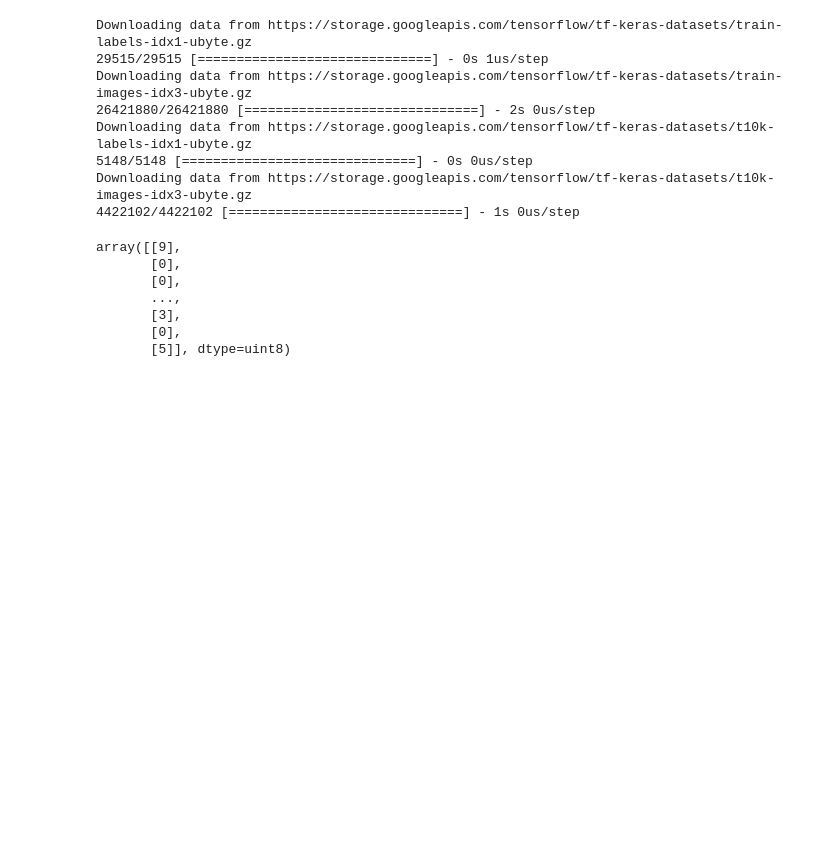
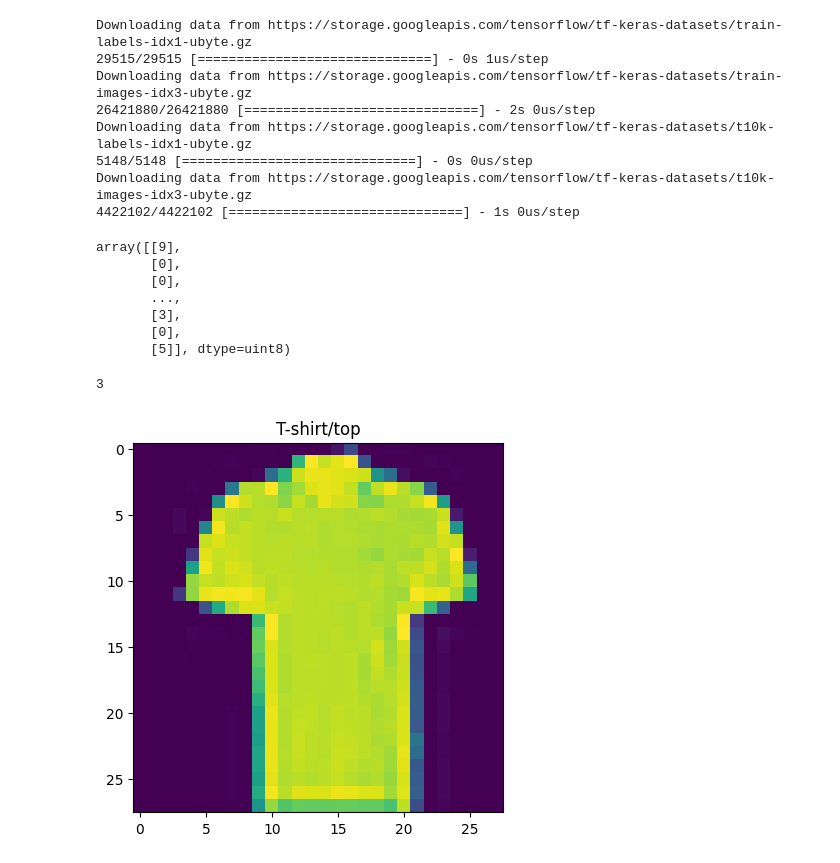
Before and after one commit to The237/DeepLearningCourses, a Jupyter notebook: 03_01_Deep_Learning_pour_la_classification.ipynb, the cells around one changed output. Drawn from its saved outputs; the diff is of its cells as text; code cells hidden in the pictures; blank space fills up the shorter version.

```diff
--- a/03_01_Deep_Learning_pour_la_classification.ipynb
+++ b/03_01_Deep_Learning_pour_la_classification.ipynb
@@ -24,3 +24,27 @@ array([[9],
        [3],
        [0],
        [5]], dtype=uint8)
+# %%
+training_images.ndim
+# %% [output]
+3
+# %%
+labels = ["T-shirt/top",
+    "Trouser",
+    "Pullover",
+    "Dress",
+    "Coat",
+    "Sandal",
+    "Shirt",
+    "Sneaker",
+    "Bag",
+    "Ankle boot"
+]
+# %%
+import matplotlib.pyplot as plt
+
+plt.imshow(training_images[47725])
+plt.title(labels[training_labels[47725]])
+plt.show()
+# %% [output]
+[figure, added]
```
Also changed, not shown: parts of 24 cells of this notebook.
